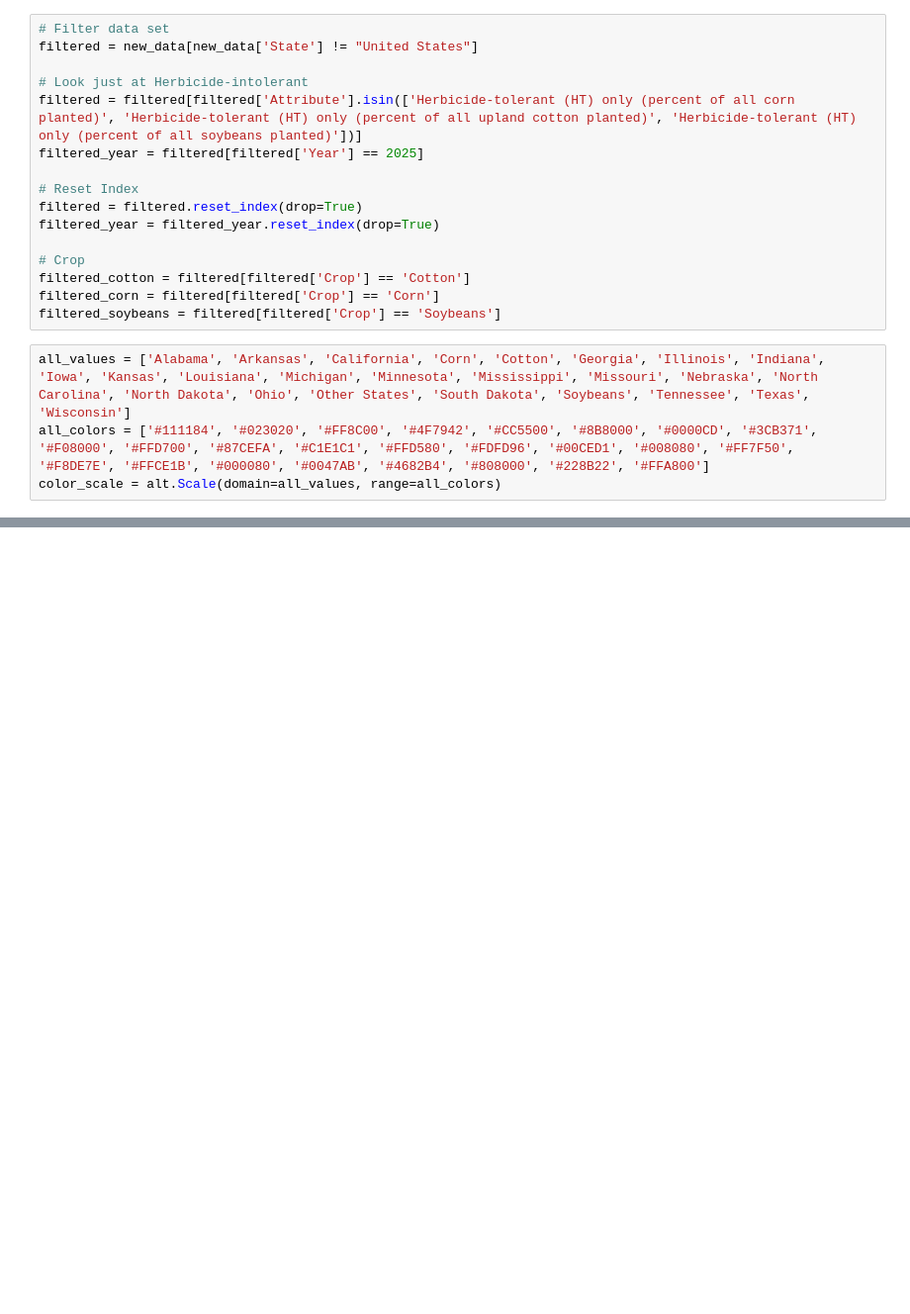
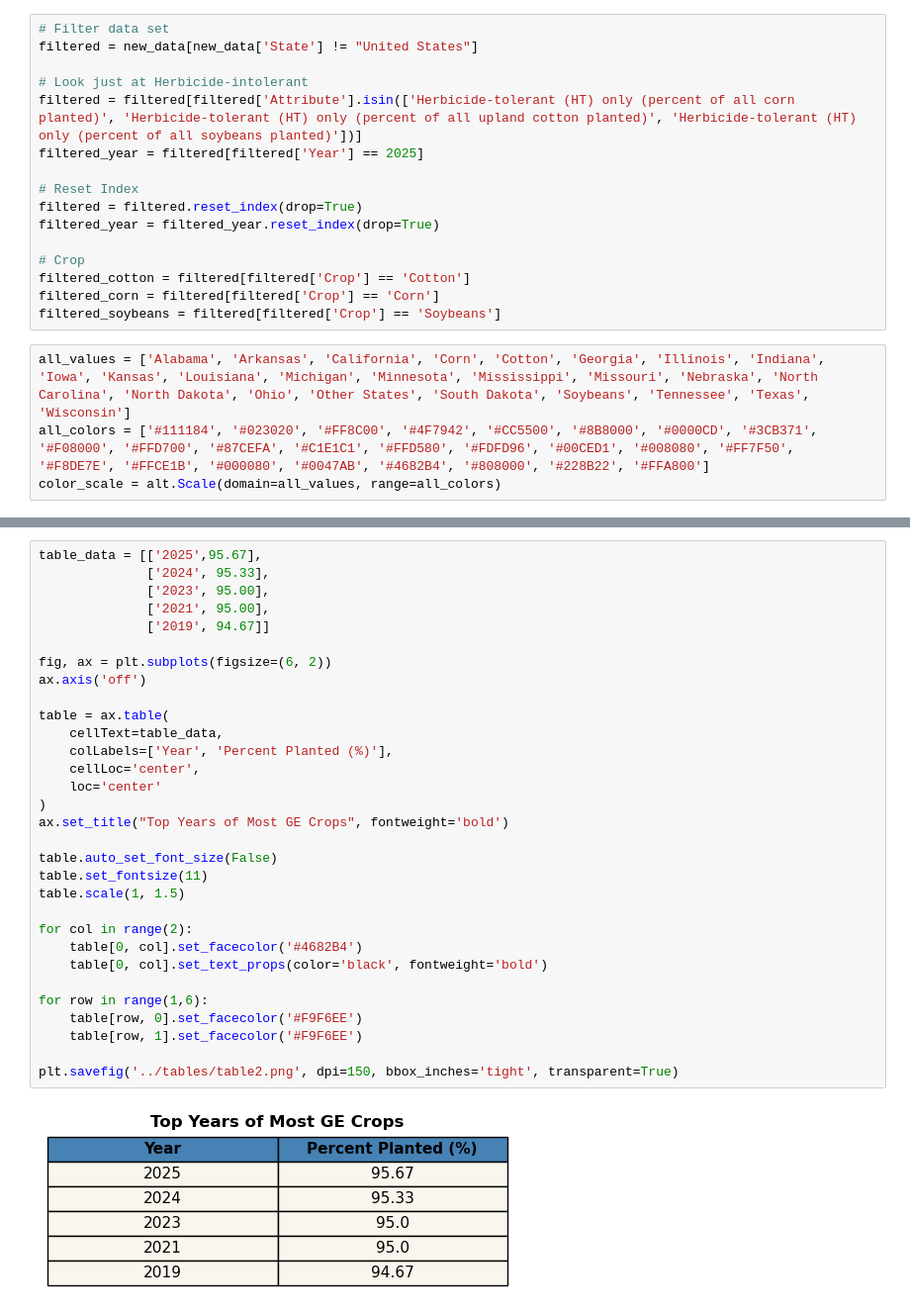
Before and after one commit to mauramann/dsan5200-project, a Jupyter notebook: data-viz/data-viz.ipynb, the cells around one changed output, grey strips where cells are left out. Shown at 99% size. Drawn from its saved outputs; the diff is of its cells as text; blank space fills up the shorter version.

```diff
--- a/data-viz/data-viz.ipynb
+++ b/data-viz/data-viz.ipynb
@@ -223,0 +359,33 @@ linked_chart.save('../website/plots/plot4.html')
+# %%
+table_data = [['2025',95.67],
+              ['2024', 95.33],
+              ['2023', 95.00],
+              ['2021', 95.00],
+              ['2019', 94.67]]
+
+fig, ax = plt.subplots(figsize=(6, 2))
+ax.axis('off')
+
+table = ax.table(
+    cellText=table_data,
+    colLabels=['Year', 'Percent Planted (%)'],
+    cellLoc='center',
+    loc='center'
+)
+ax.set_title("Top Years of Most GE Crops", fontweight='bold')
+
+table.auto_set_font_size(False)
+table.set_fontsize(11)
+table.scale(1, 1.5)
+
+for col in range(2):
+    table[0, col].set_facecolor('#4682B4')
+    table[0, col].set_text_props(color='black', fontweight='bold')
+
+for row in range(1,6):
+    table[row, 0].set_facecolor('#F9F6EE')
+    table[row, 1].set_facecolor('#F9F6EE')
+
+plt.savefig('../tables/table2.png', dpi=150, bbox_inches='tight', transparent=True)
+# %% [output]
+[figure, added]
```
Also changed, not shown: parts of 21 cells of this notebook, 25 other files.
